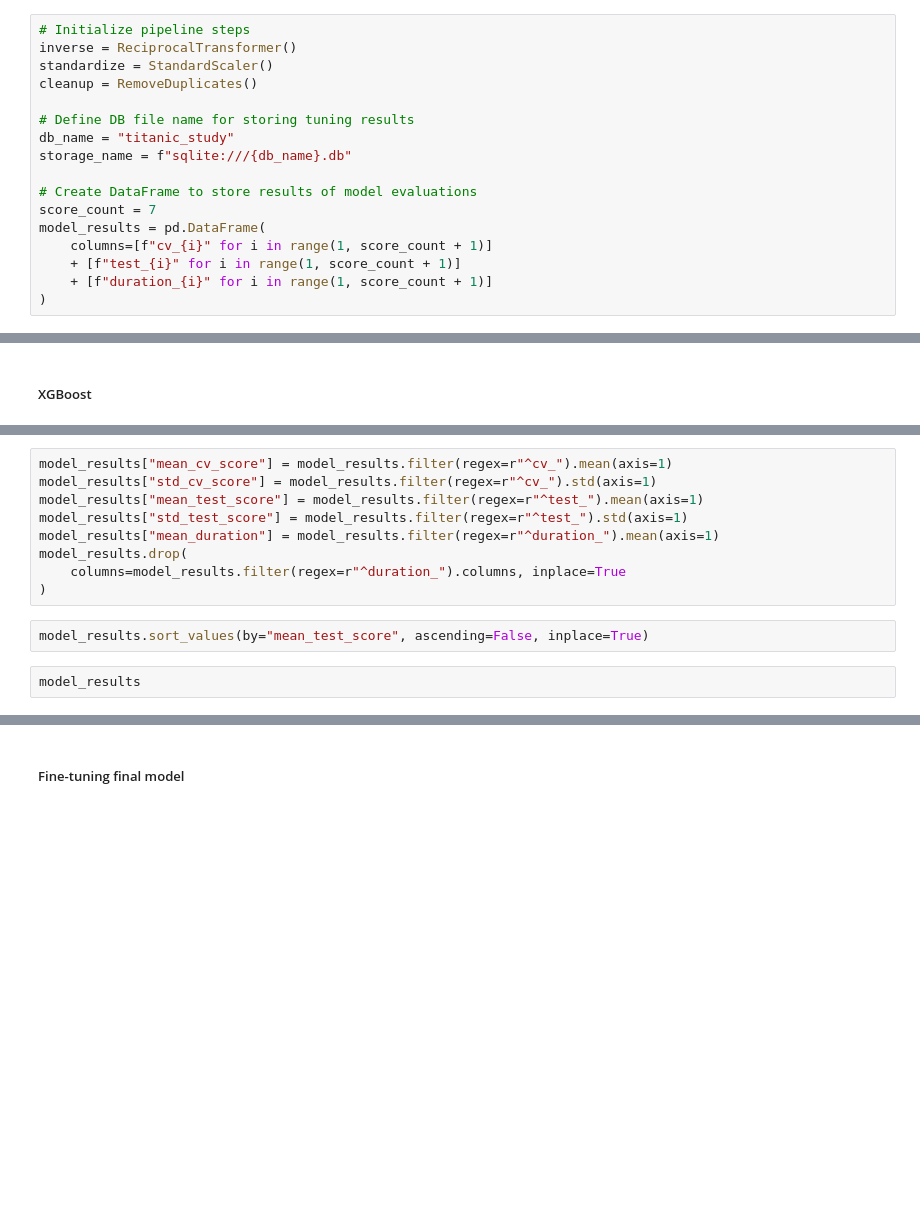
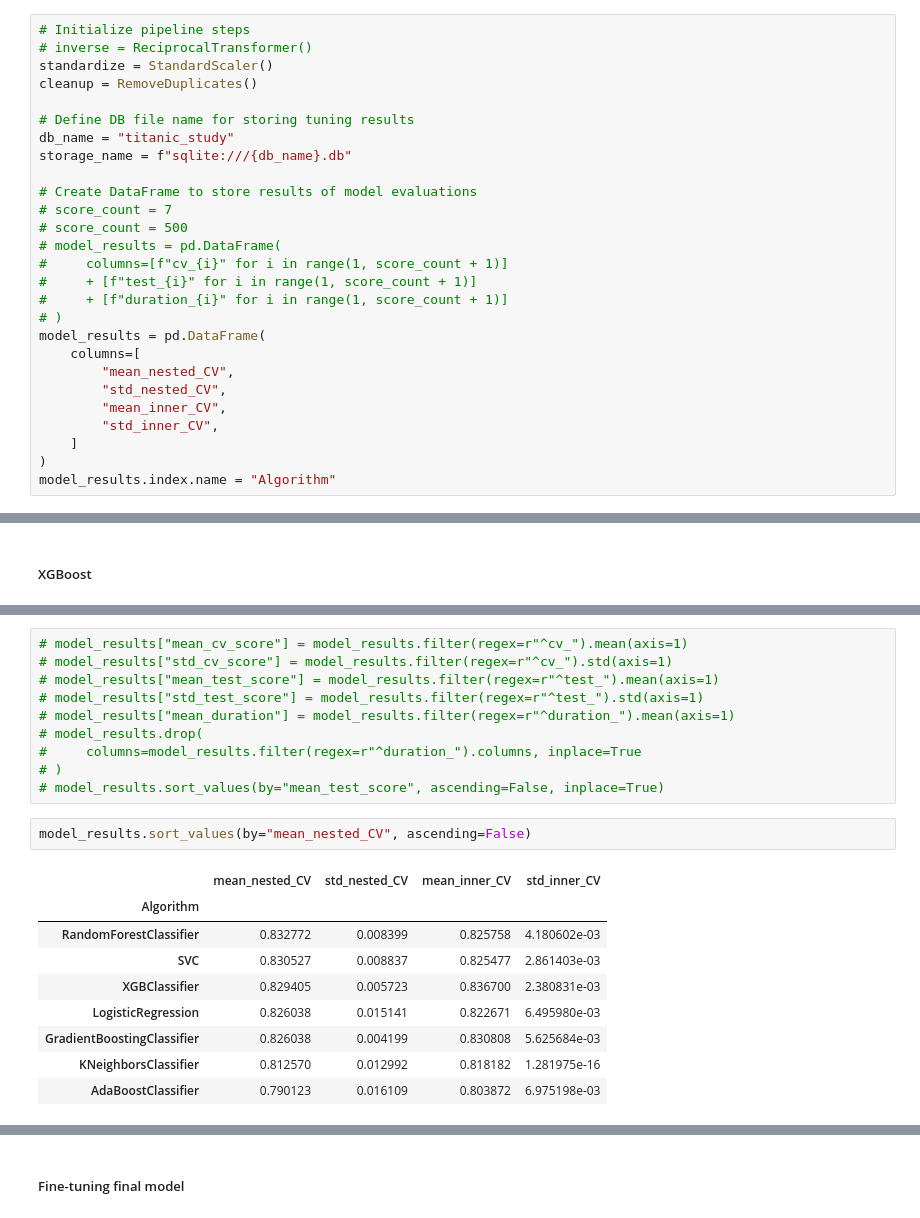
Before and after one commit to mayushii21/kaggle-competitions, a Jupyter notebook: titanic/titanic-notebook.ipynb, the cells around one changed output, grey strips where cells are left out. Saved outputs shown, nothing was run; the diff lists cells and outputs as text; blank space fills up the shorter version.

Commit message:
added nested cross validation for model selection

```diff
--- a/titanic/titanic-notebook.ipynb
+++ b/titanic/titanic-notebook.ipynb
@@ -901,7 +1161,7 @@ def submissions_from_model(
         )
 # %%
 # Initialize pipeline steps
-inverse = ReciprocalTransformer()
+# inverse = ReciprocalTransformer()
 standardize = StandardScaler()
 cleanup = RemoveDuplicates()
 
@@ -910,12 +1170,22 @@ db_name = "titanic_study"
 storage_name = f"sqlite:///{db_name}.db"
 
 # Create DataFrame to store results of model evaluations
-score_count = 7
+# score_count = 7
+# score_count = 500
+# model_results = pd.DataFrame(
+#     columns=[f"cv_{i}" for i in range(1, score_count + 1)]
+#     + [f"test_{i}" for i in range(1, score_count + 1)]
+#     + [f"duration_{i}" for i in range(1, score_count + 1)]
+# )
 model_results = pd.DataFrame(
-    columns=[f"cv_{i}" for i in range(1, score_count + 1)]
-    + [f"test_{i}" for i in range(1, score_count + 1)]
-    + [f"duration_{i}" for i in range(1, score_count + 1)]
+    columns=[
+        "mean_nested_CV",
+        "std_nested_CV",
+        "mean_inner_CV",
+        "std_inner_CV",
+    ]
 )
+model_results.index.name = "Algorithm"
 # %%
 # Turn off optuna log notes.
 optuna.logging.set_verbosity(optuna.logging.WARN)
@@ -1412,15 +1768,24 @@ optuna.visualization.plot_param_importances(
 # %%
-model_results["mean_cv_score"] = model_results.filter(regex=r"^cv_").mean(axis=1)
-model_results["std_cv_score"] = model_results.filter(regex=r"^cv_").std(axis=1)
-model_results["mean_test_score"] = model_results.filter(regex=r"^test_").mean(axis=1)
-model_results["std_test_score"] = model_results.filter(regex=r"^test_").std(axis=1)
-model_results["mean_duration"] = model_results.filter(regex=r"^duration_").mean(axis=1)
-model_results.drop(
-    columns=model_results.filter(regex=r"^duration_").columns, inplace=True
-)
+# model_results["mean_cv_score"] = model_results.filter(regex=r"^cv_").mean(axis=1)
+# model_results["std_cv_score"] = model_results.filter(regex=r"^cv_").std(axis=1)
+# model_results["mean_test_score"] = model_results.filter(regex=r"^test_").mean(axis=1)
+# model_results["std_test_score"] = model_results.filter(regex=r"^test_").std(axis=1)
+# model_results["mean_duration"] = model_results.filter(regex=r"^duration_").mean(axis=1)
+# model_results.drop(
+#     columns=model_results.filter(regex=r"^duration_").columns, inplace=True
+# )
+# model_results.sort_values(by="mean_test_score", ascending=False, inplace=True)
 # %%
-model_results.sort_values(by="mean_test_score", ascending=False, inplace=True)
+model_results.sort_values(by="mean_nested_CV", ascending=False)
+# %% [output]
+|  | mean_nested_CV | std_nested_CV | mean_inner_CV | std_inner_CV |
+| Algorithm |  |  |  |  |
+| RandomForestClassifier | 0.832772 | 0.008399 | 0.825758 | 4.180602e-03 |
+| SVC | 0.830527 | 0.008837 | 0.825477 | 2.861403e-03 |
+| XGBClassifier | 0.829405 | 0.005723 | 0.836700 | 2.380831e-03 |
+| LogisticRegression | 0.826038 | 0.015141 | 0.822671 | 6.495980e-03 |
+| GradientBoostingClassifier | 0.826038 | 0.004199 | 0.830808 | 5.625684e-03 |
+| KNeighborsClassifier | 0.812570 | 0.012992 | 0.818182 | 1.281975e-16 |
+| AdaBoostClassifier | 0.790123 | 0.016109 | 0.803872 | 6.975198e-03 |
-# %%
-model_results
 # %%
 break
```
Also changed, not shown: parts of 132 cells of this notebook, 1 other file.
